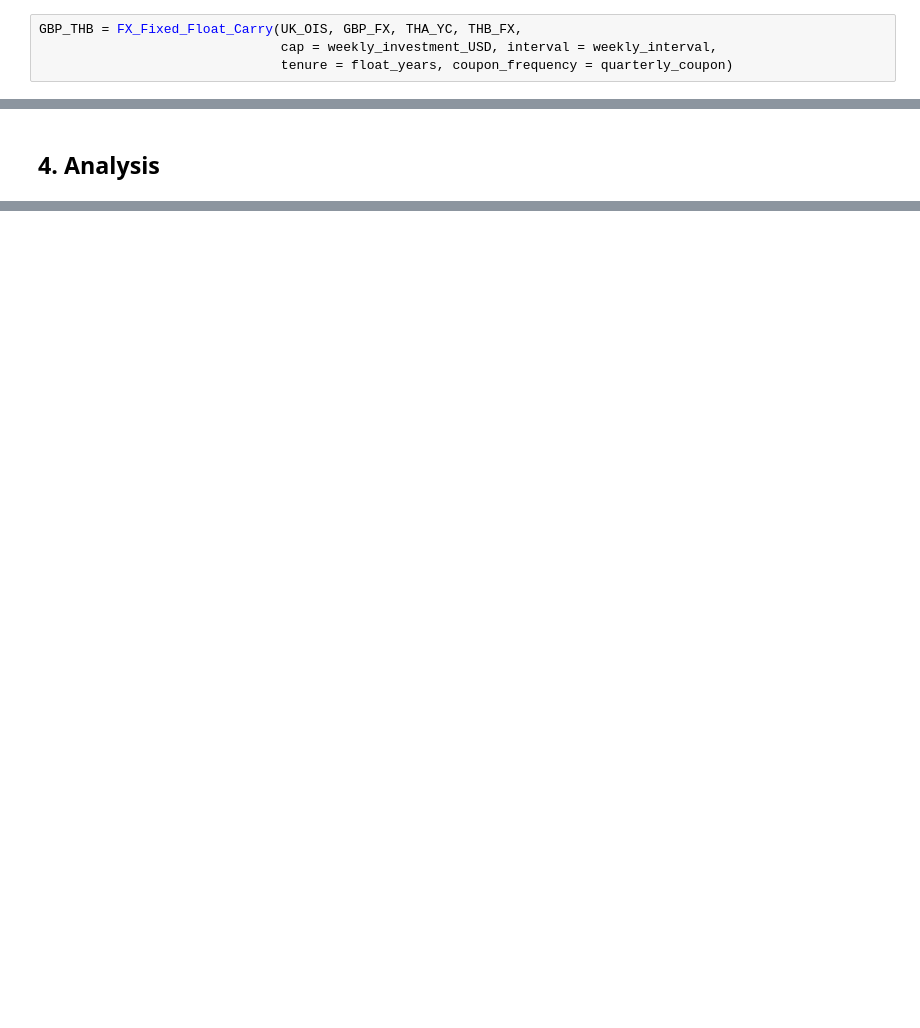
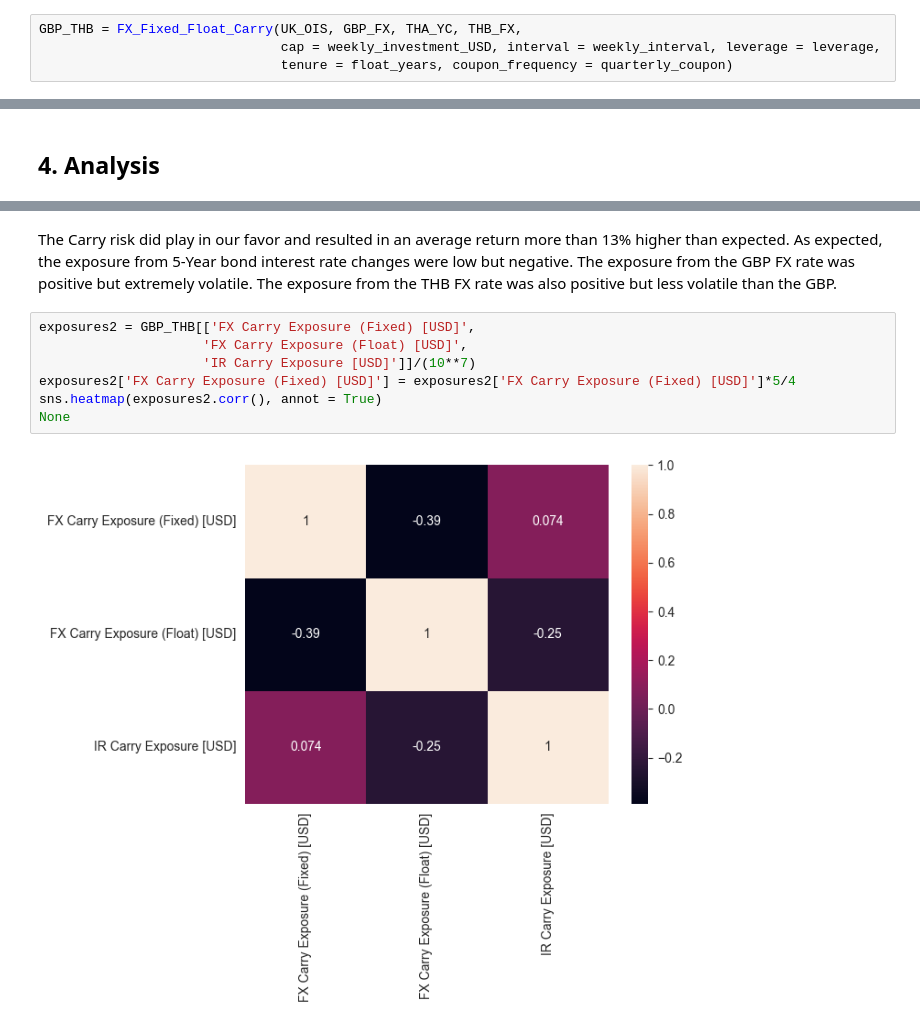
Before and after one commit to kwhyun97/FINM-33150-W23, a Jupyter notebook: Homework/Homework 5/Kiwan_Hyun_12125881_HW5.ipynb, the cells around one changed output, grey strips where cells are left out. Cells and saved outputs as stored; diff of their text form; blank space fills up the shorter version.

```diff
--- a/Homework/Homework 5/Kiwan_Hyun_12125881_HW5.ipynb
+++ b/Homework/Homework 5/Kiwan_Hyun_12125881_HW5.ipynb
@@ -185,7 +253,7 @@ GBP_VND = FX_Fixed_Float_Carry(UK_OIS, GBP_FX, VNM_YC, VND_FX,
                                tenure = float_years, coupon_frequency = quarterly_coupon)
 # %%
 GBP_THB = FX_Fixed_Float_Carry(UK_OIS, GBP_FX, THA_YC, THB_FX,
-                               cap = weekly_investment_USD, interval = weekly_interval,
+                               cap = weekly_investment_USD, interval = weekly_interval, leverage = leverage,
                                tenure = float_years, coupon_frequency = quarterly_coupon)
 # %%
 GBP_PKR = FX_Fixed_Float_Carry(UK_OIS, GBP_FX, PAK_YC, PKR_FX,
@@ -199,0 +449,14 @@ GBP_PHP = FX_Fixed_Float_Carry(UK_OIS, GBP_FX, PHL_YC, PHP_FX,
+# %% [markdown]
+The Carry risk did play in our favor and resulted in an average return more than 13% higher than expected.
+As expected, the exposure from 5-Year bond interest rate changes were low but negative.
+The exposure from the GBP FX rate was positive but extremely volatile.
+The exposure from the THB FX rate was also positive but less volatile than the GBP.
+# %%
+exposures2 = GBP_THB[['FX Carry Exposure (Fixed) [USD]',
+                     'FX Carry Exposure (Float) [USD]',
+                     'IR Carry Exposure [USD]']]/(10**7)
+exposures2['FX Carry Exposure (Fixed) [USD]'] = exposures2['FX Carry Exposure (Fixed) [USD]']*5/4
+sns.heatmap(exposures2.corr(), annot = True)
+None
+# %% [output]
+[figure, added]
```
Also changed, not shown: parts of 45 cells of this notebook.
